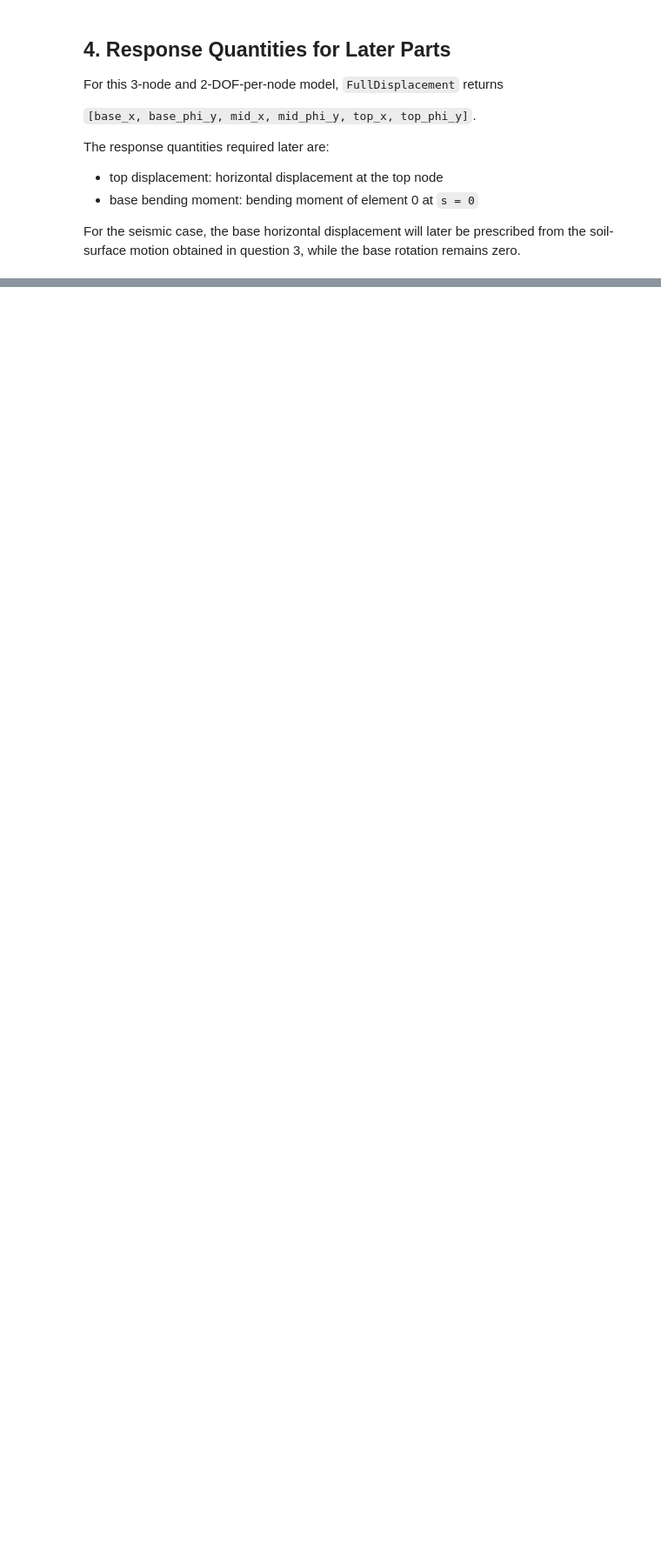
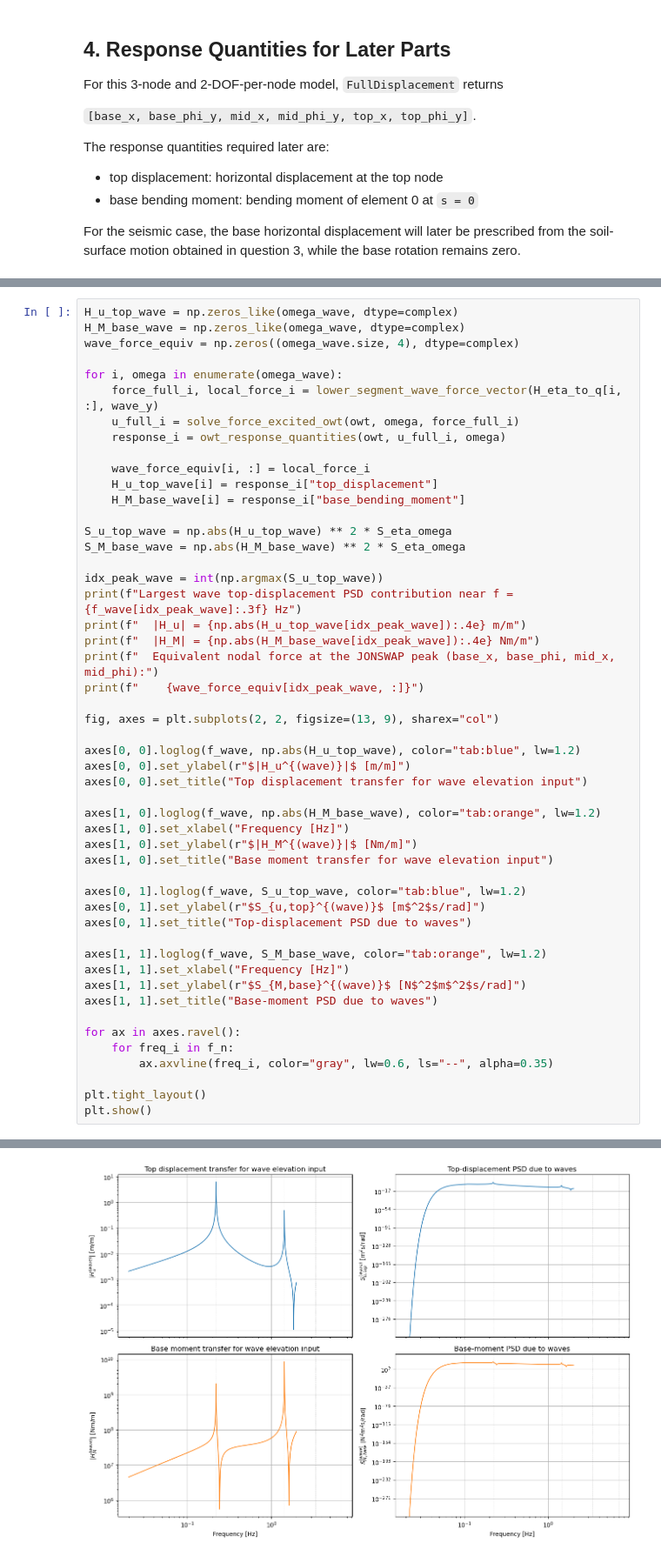
Before and after one commit to josems06-crypto/CIEM5220_Earthquakes, a Jupyter notebook: JM_part_4.ipynb, the cells around one changed output, grey strips where cells are left out. Shown at 87% size. Drawn from its saved outputs; the diff is of its cells as text; blank space fills up the shorter version.

```diff
--- a/JM_part_4.ipynb
+++ b/JM_part_4.ipynb
@@ -407,0 +563,51 @@ Demo response at omega = 1.0 rad/s for U_base = 1.0 m:
+# %%
+H_u_top_wave = np.zeros_like(omega_wave, dtype=complex)
+H_M_base_wave = np.zeros_like(omega_wave, dtype=complex)
+wave_force_equiv = np.zeros((omega_wave.size, 4), dtype=complex)
+
+for i, omega in enumerate(omega_wave):
+    force_full_i, local_force_i = lower_segment_wave_force_vector(H_eta_to_q[i, :], wave_y)
+    u_full_i = solve_force_excited_owt(owt, omega, force_full_i)
+    response_i = owt_response_quantities(owt, u_full_i, omega)
+
+    wave_force_equiv[i, :] = local_force_i
+    H_u_top_wave[i] = response_i["top_displacement"]
+    H_M_base_wave[i] = response_i["base_bending_moment"]
+
+S_u_top_wave = np.abs(H_u_top_wave) ** 2 * S_eta_omega
+S_M_base_wave = np.abs(H_M_base_wave) ** 2 * S_eta_omega
+
+idx_peak_wave = int(np.argmax(S_u_top_wave))
+print(f"Largest wave top-displacement PSD contribution near f = {f_wave[idx_peak_wave]:.3f} Hz")
+print(f"  |H_u| = {np.abs(H_u_top_wave[idx_peak_wave]):.4e} m/m")
+print(f"  |H_M| = {np.abs(H_M_base_wave[idx_peak_wave]):.4e} Nm/m")
+print(f"  Equivalent nodal force at the JONSWAP peak (base_x, base_phi, mid_x, mid_phi):")
+print(f"    {wave_force_equiv[idx_peak_wave, :]}")
+
+fig, axes = plt.subplots(2, 2, figsize=(13, 9), sharex="col")
+
+axes[0, 0].loglog(f_wave, np.abs(H_u_top_wave), color="tab:blue", lw=1.2)
+axes[0, 0].set_ylabel(r"$|H_u^{(wave)}|$ [m/m]")
+axes[0, 0].set_title("Top displacement transfer for wave elevation input")
+
+axes[1, 0].loglog(f_wave, np.abs(H_M_base_wave), color="tab:orange", lw=1.2)
+axes[1, 0].set_xlabel("Frequency [Hz]")
+axes[1, 0].set_ylabel(r"$|H_M^{(wave)}|$ [Nm/m]")
+axes[1, 0].set_title("Base moment transfer for wave elevation input")
+
+axes[0, 1].loglog(f_wave, S_u_top_wave, color="tab:blue", lw=1.2)
+axes[0, 1].set_ylabel(r"$S_{u,top}^{(wave)}$ [m$^2$s/rad]")
+axes[0, 1].set_title("Top-displacement PSD due to waves")
+
+axes[1, 1].loglog(f_wave, S_M_base_wave, color="tab:orange", lw=1.2)
+axes[1, 1].set_xlabel("Frequency [Hz]")
+axes[1, 1].set_ylabel(r"$S_{M,base}^{(wave)}$ [N$^2$m$^2$s/rad]")
+axes[1, 1].set_title("Base-moment PSD due to waves")
+
+for ax in axes.ravel():
+    for freq_i in f_n:
+        ax.axvline(freq_i, color="gray", lw=0.6, ls="--", alpha=0.35)
+
+plt.tight_layout()
+plt.show()
+# %% [output]
@@ -407,0 +620 @@ Demo response at omega = 1.0 rad/s for U_base = 1.0 m:
+[figure, added]
```
Also changed, not shown: parts of 11 cells of this notebook, 2 other files.
